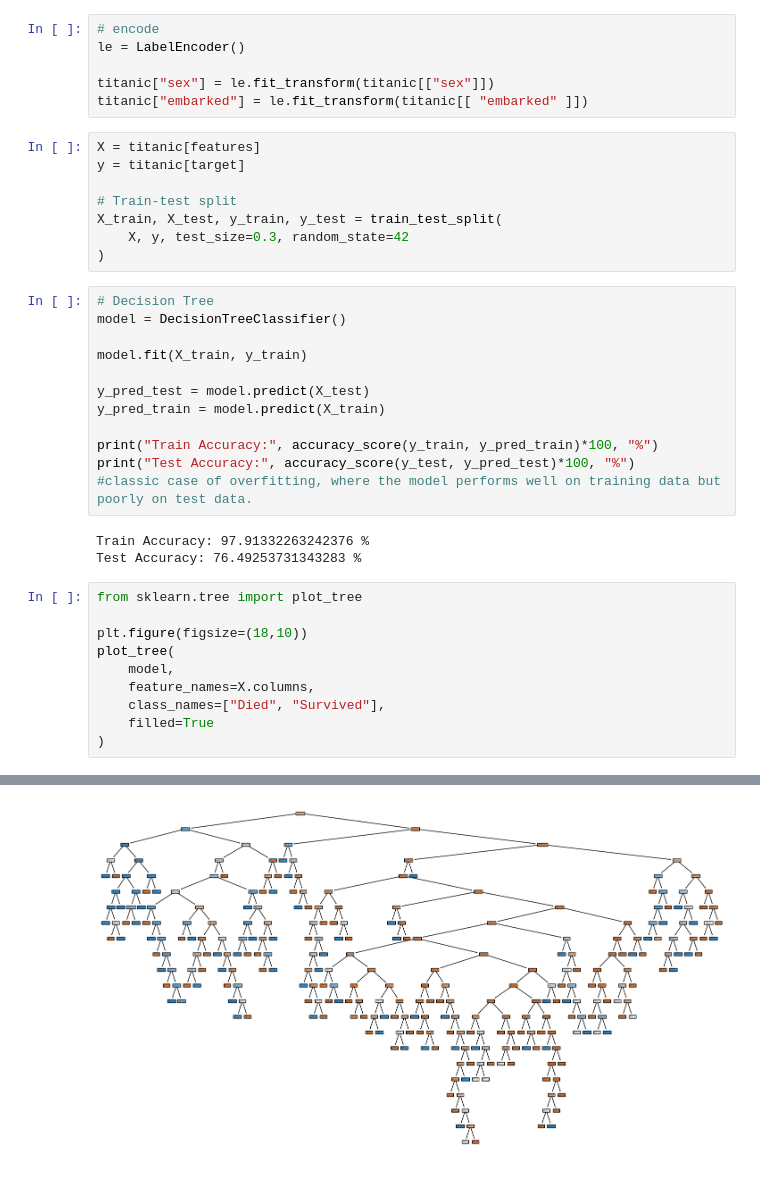
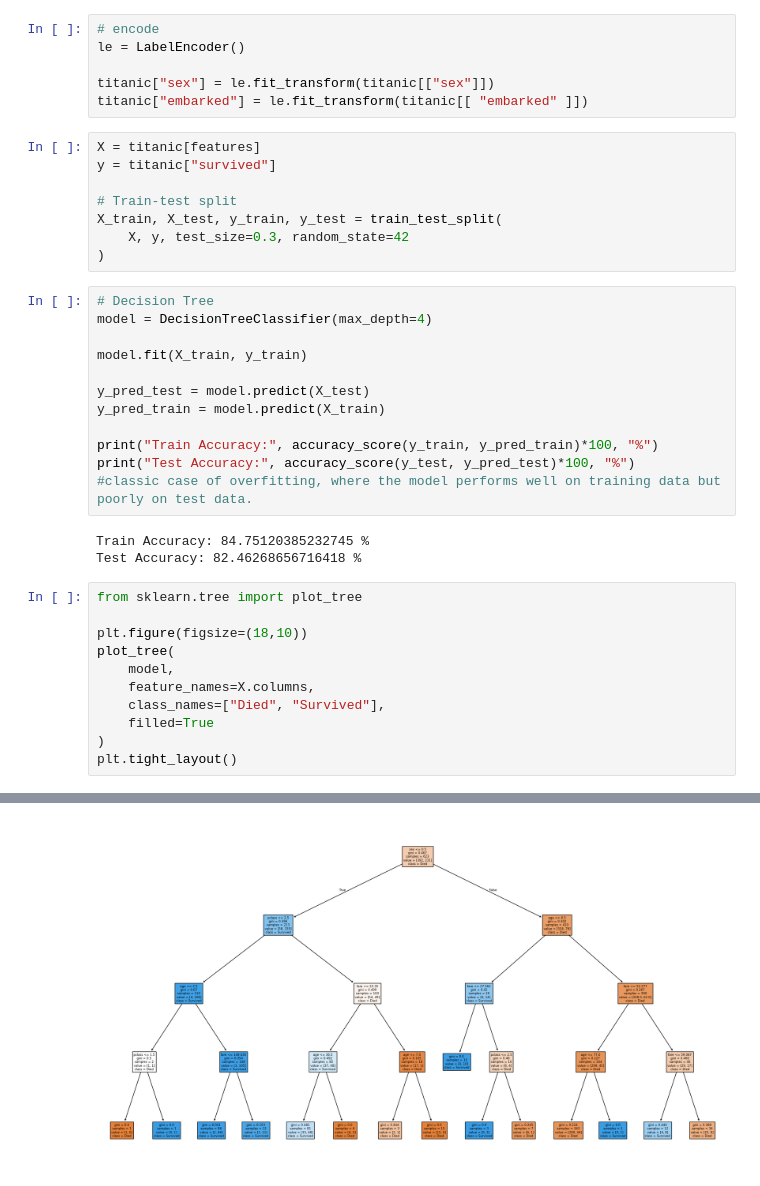
Before and after one commit to Ayush-0915/ML-Algorithms, a Jupyter notebook: Supervised Learning/Random Forest/random_forest.ipynb, the cells around one changed output, grey strips where cells are left out. Saved outputs shown, nothing was run; the diff lists cells and outputs as text.

```diff
--- a/Supervised Learning/Random Forest/random_forest.ipynb
+++ b/Supervised Learning/Random Forest/random_forest.ipynb
@@ -28,7 +28,7 @@ titanic["sex"] = le.fit_transform(titanic[["sex"]])
 titanic["embarked"] = le.fit_transform(titanic[[ "embarked" ]])
 # %%
 X = titanic[features]
-y = titanic[target]
+y = titanic["survived"]
 
 # Train-test split
 X_train, X_test, y_train, y_test = train_test_split(
@@ -36,7 +36,7 @@ X_train, X_test, y_train, y_test = train_test_split(
 )
 # %%
 # Decision Tree
-model = DecisionTreeClassifier()
+model = DecisionTreeClassifier(max_depth=4)
 
 model.fit(X_train, y_train)
 
@@ -47,8 +47,8 @@ print("Train Accuracy:", accuracy_score(y_train, y_pred_train)*100, "%")
 print("Test Accuracy:", accuracy_score(y_test, y_pred_test)*100, "%")
 #classic case of overfitting, where the model performs well on training data but poorly on test data.
 # %% [output]
-Train Accuracy: 97.91332263242376 %
-Test Accuracy: 76.49253731343283 %
+Train Accuracy: 84.75120385232745 %
+Test Accuracy: 82.46268656716418 %
 # %%
 from sklearn.tree import plot_tree
 
@@ -59,4 +59,5 @@ plot_tree(
     class_names=["Died", "Survived"],
     filled=True
 )
+plt.tight_layout()
 # %% [output]
@@ -80 +64 @@ plot_tree(
-[figure, old version]
+[figure, new version]
```
Also changed, not shown: parts of 3 cells of this notebook.
